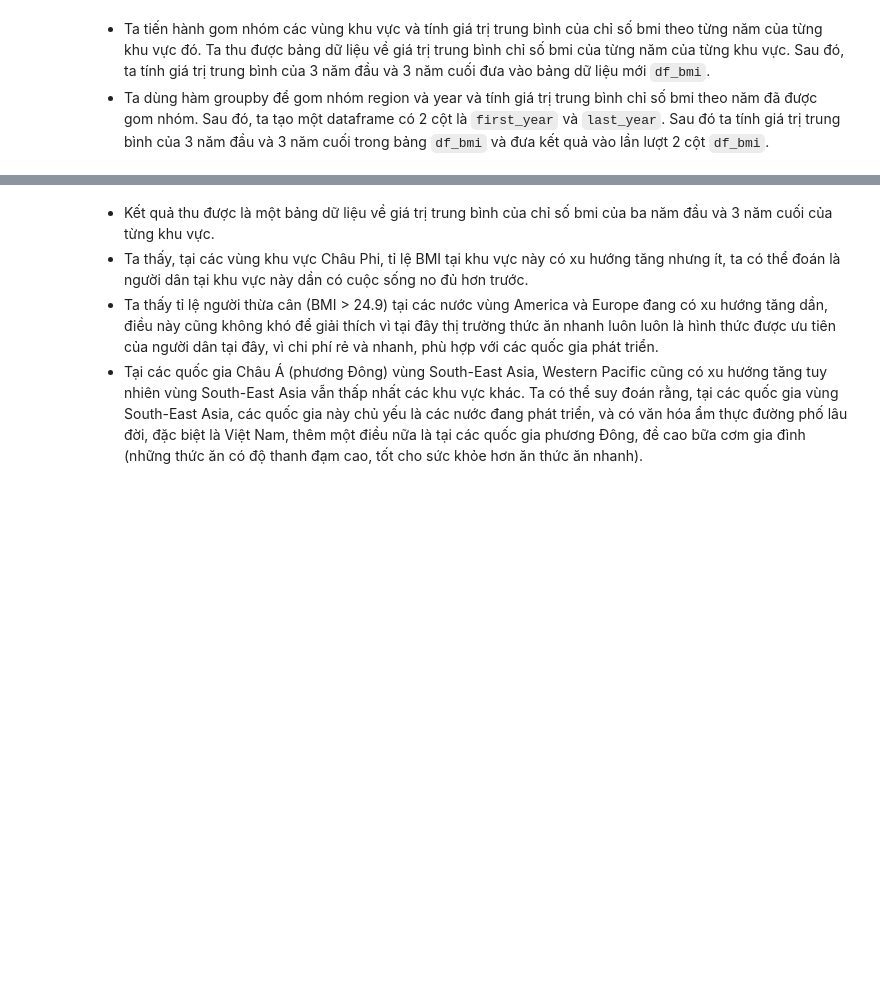
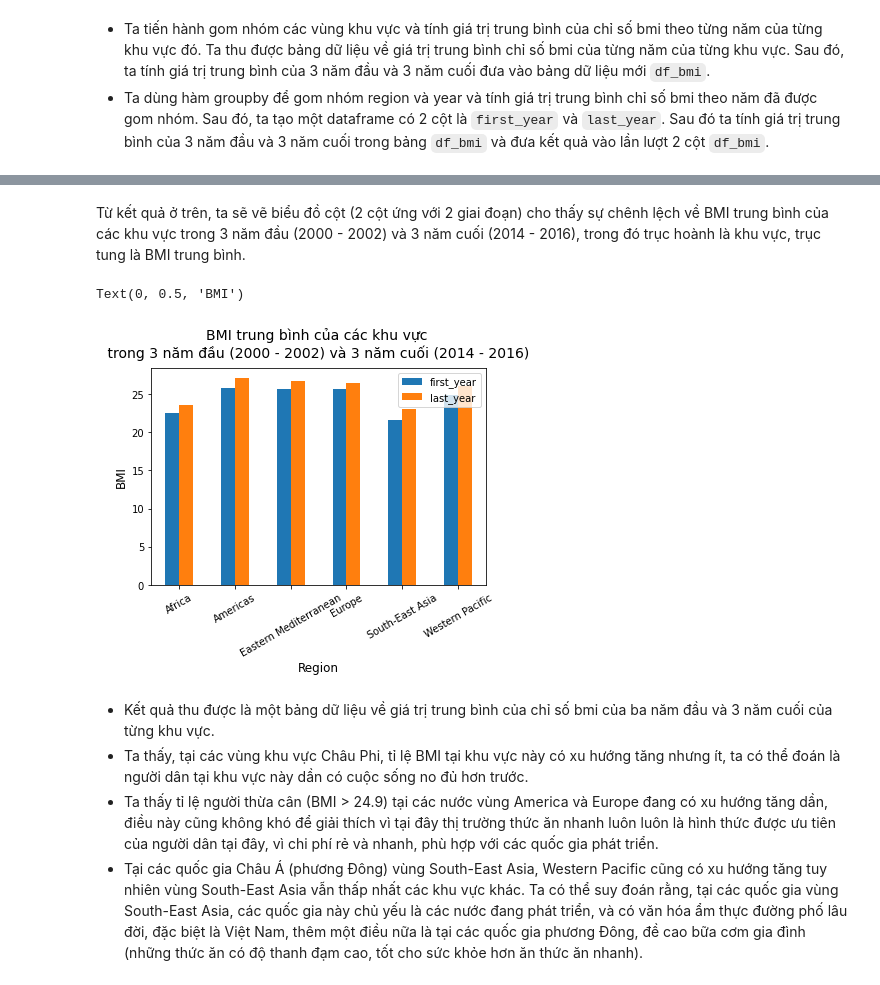
Before and after one commit to dhptrung/P4DS-FinalProject, a Jupyter notebook: P4DS-FinalProject.ipynb, the cells around one changed output, grey strips where cells are left out. Cells and saved outputs as stored; diff of their text form; code cells hidden in the pictures; blank space fills up the shorter version.

```diff
--- a/P4DS-FinalProject.ipynb
+++ b/P4DS-FinalProject.ipynb
@@ -259,3 +403,13 @@ df_bmi
+# %% [markdown]
+Từ kết quả ở trên, ta sẽ vẽ biểu đồ cột (2 cột ứng với 2 giai đoạn) cho thấy sự chênh lệch về BMI trung bình của các khu vực trong 3 năm đầu (2000 - 2002) và 3 năm cuối (2014 - 2016), trong đó trục hoành là khu vực, trục tung là BMI trung bình.
+# %%
+ax = df_bmi.plot.bar(rot=30)
+plt.title('BMI trung bình của các khu vực \n trong 3 năm đầu (2000 - 2002) và 3 năm cuối (2014 - 2016) ', pad=10, fontsize=14)
+plt.xlabel('Region', fontsize=12)
+plt.ylabel('BMI', fontsize=12)
+# %% [output]
+Text(0, 0.5, 'BMI')
+[figure, added]
 # %% [markdown]
 - Kết quả thu được là một bảng dữ liệu về giá trị trung bình của chỉ số bmi của ba năm đầu và 3 năm cuối của từng khu vực.
 - Ta thấy, tại các vùng khu vực Châu Phi, tỉ lệ BMI tại khu vực này có xu hướng tăng nhưng ít, ta có thể đoán là người dân tại khu vực này dần có cuộc sống no đủ hơn trước.
```
Also changed, not shown: parts of 43 cells of this notebook.
